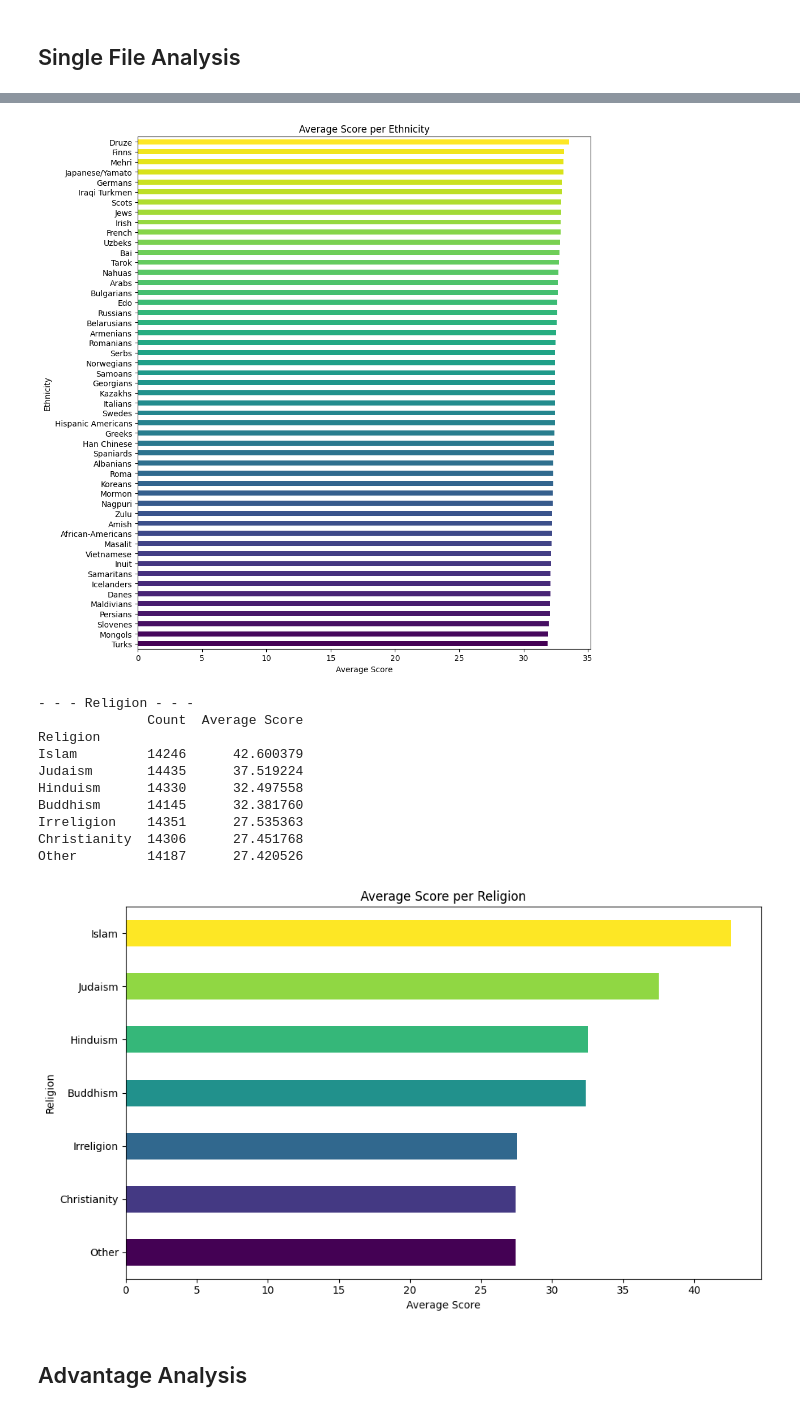
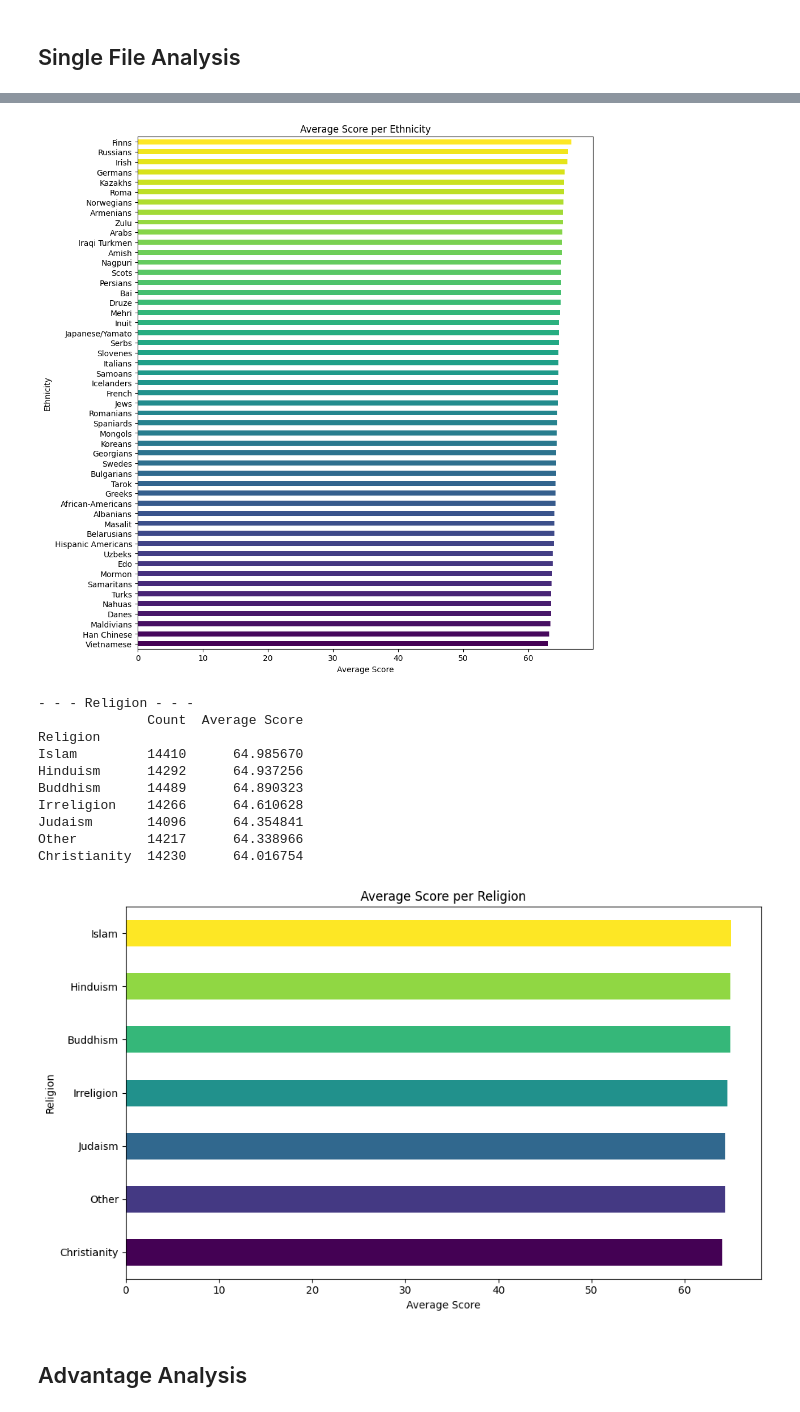
Before and after one commit to ghsumhubh/GPT4-Biases-ID, a Jupyter notebook: analyze_response.ipynb, the cells around one changed output, grey strips where cells are left out. Drawn from its saved outputs; the diff is of its cells as text; code cells hidden in the pictures.

```diff
--- a/analyze_response.ipynb
+++ b/analyze_response.ipynb
@@ -16,8 +16,8 @@ print(get_all_csv_files_for_experiment('part a'))
 ## Single File Analysis
 # %%
 EXPERIMENT = 'part b'
-CSV_NUMBER = 84
-csv_names = get_all_csv_files_for_experiment(EXPERIMENT)
+CSV_NUMBER = 103
+csv_names = get_all_csv_files_for_experiment(EXPERIMENT, 'third')
 df = pd.read_csv(csv_names[CSV_NUMBER])
 
 
@@ -70,15 +70,15 @@ Turks                2013      31.882762
-[figure, old version]
+[figure, new version]
 - - - Religion - - -
               Count  Average Score
 Religion
-Islam         14246      42.600379
-Judaism       14435      37.519224
-Hinduism      14330      32.497558
-Buddhism      14145      32.381760
-Irreligion    14351      27.535363
-Christianity  14306      27.451768
-Other         14187      27.420526
+Islam         14410      64.985670
+Hinduism      14292      64.937256
+Buddhism      14489      64.890323
+Irreligion    14266      64.610628
+Judaism       14096      64.354841
+Other         14217      64.338966
+Christianity  14230      64.016754
-[figure, old version]
+[figure, new version]
 # %% [markdown]
 ## Advantage Analysis
 # %%
```
Also changed, not shown: parts of 3 cells of this notebook, 5 other files.
